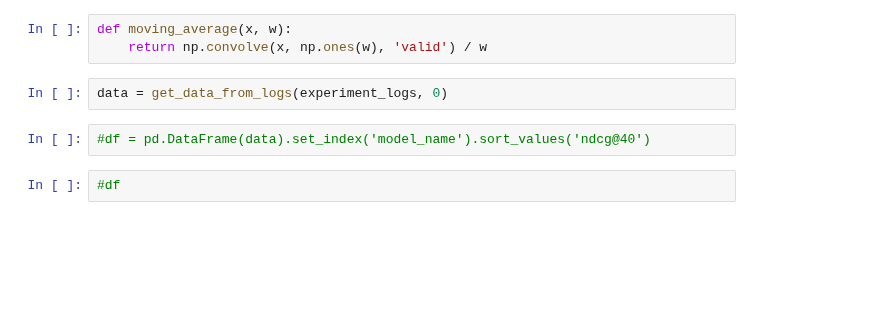
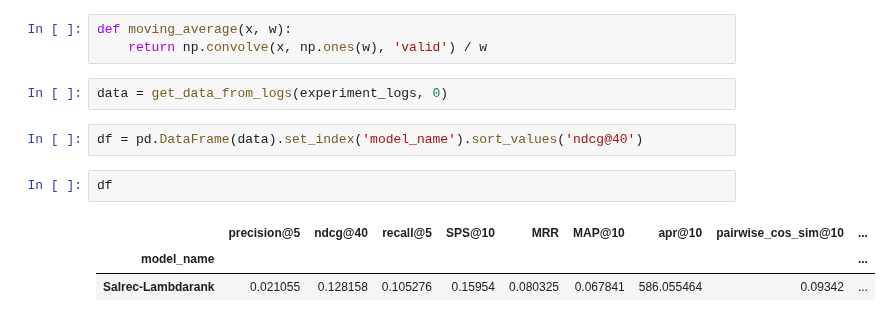
Before and after one commit to asash/gptrec_rl, a Jupyter notebook: evaluation/Results_analysis.ipynb, the cells around one changed output. Drawn from its saved outputs; the diff is of its cells as text; blank space fills up the shorter version.

```diff
--- a/evaluation/Results_analysis.ipynb
+++ b/evaluation/Results_analysis.ipynb
@@ -96,8 +100,12 @@ def moving_average(x, w):
 # %%
 data = get_data_from_logs(experiment_logs, 0)
 # %%
-#df = pd.DataFrame(data).set_index('model_name').sort_values('ndcg@40')
+df = pd.DataFrame(data).set_index('model_name').sort_values('ndcg@40')
-# %%
-#df
+# %%
+df
+# %% [output]
+|  | precision@5 | ndcg@40 | recall@5 | SPS@10 | MRR | MAP@10 | apr@10 | pairwise_cos_sim@10 | ... |
+| model_name |  |  |  |  |  |  |  |  | ... |
+| Salrec-Lambdarank | 0.021055 | 0.128158 | 0.105276 | 0.15954 | 0.080325 | 0.067841 | 586.055464 | 0.09342 | ... |
 # %%
 moving_average_steps=1
```
Also changed, not shown: parts of 4 cells of this notebook.
